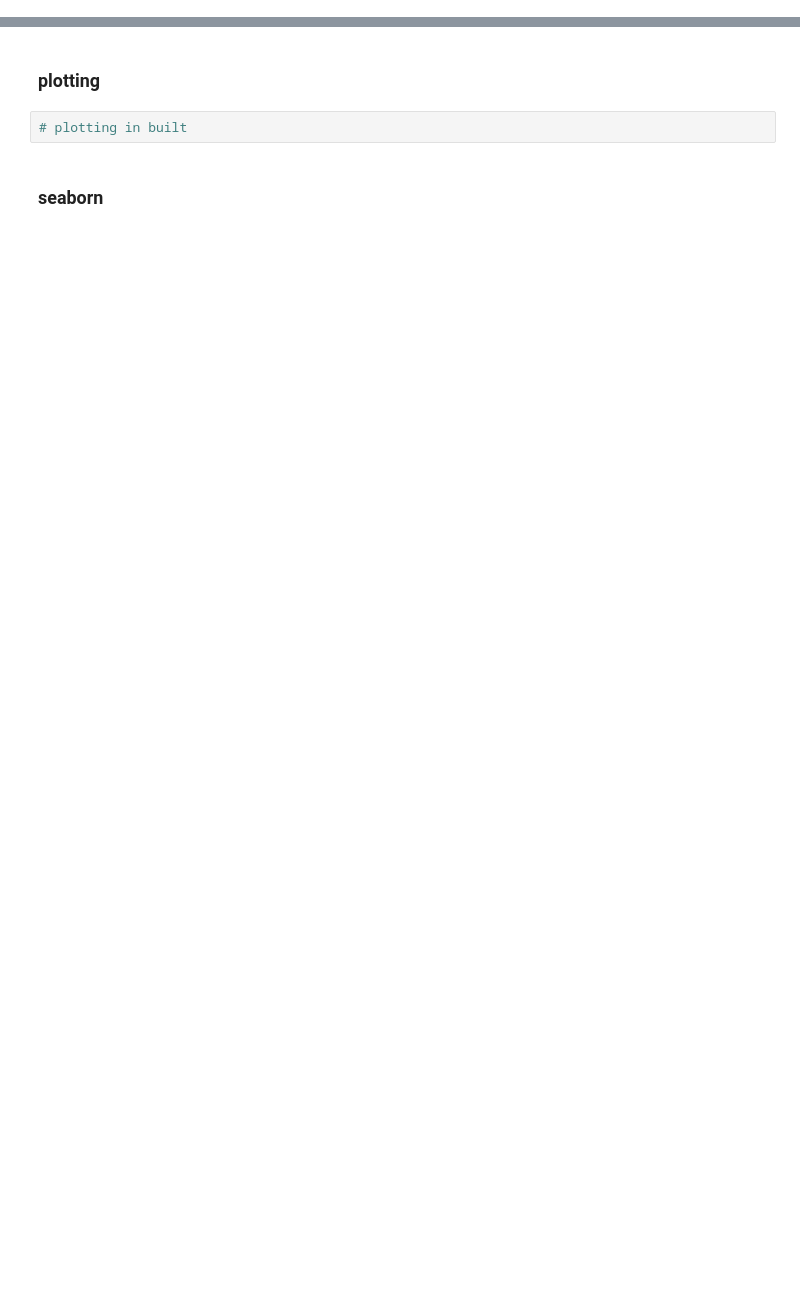
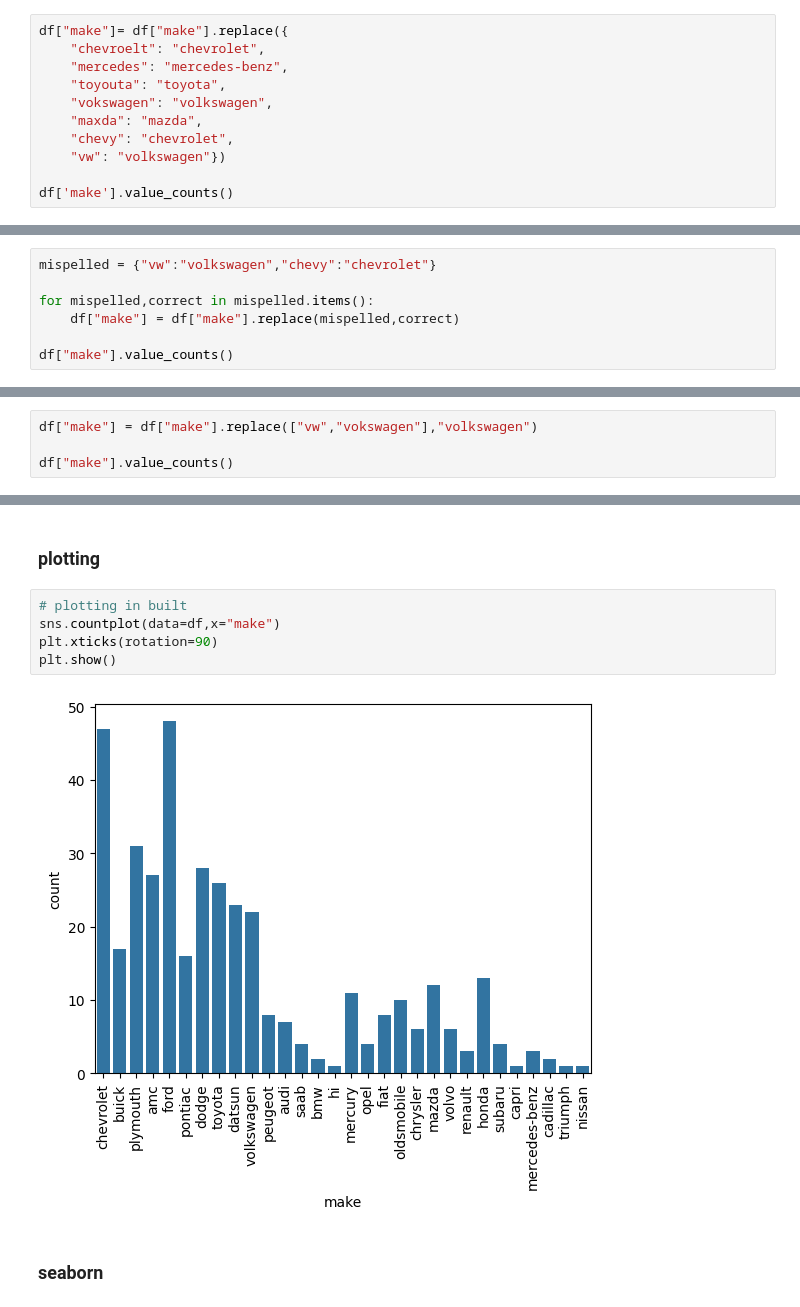
Before and after one commit to karusamuel/Categorical_Variables_intro, a Jupyter notebook: index.ipynb, the cells around one changed output, grey strips where cells are left out. Cells and saved outputs as stored; diff of their text form; blank space fills up the shorter version.

Commit message:
visualizations

```diff
--- a/index.ipynb
+++ b/index.ipynb
@@ -164,3 +164,14 @@ vokswagen         1
 triumph           1
 nissan            1
 Name: count, dtype: int64
+# %%
+df["make"]= df["make"].replace({
+    "chevroelt": "chevrolet",
+    "mercedes": "mercedes-benz",
+    "toyouta": "toyota",
+    "vokswagen": "volkswagen",
+    "maxda": "mazda",
+    "chevy": "chevrolet",
+    "vw": "volkswagen"})
+
+df['make'].value_counts()
@@ -166,0 +196,7 @@ Name: count, dtype: int64
+# %%
+mispelled = {"vw":"volkswagen","chevy":"chevrolet"}
+
+for mispelled,correct in mispelled.items():
+    df["make"] = df["make"].replace(mispelled,correct)
+
+df["make"].value_counts()
@@ -166,0 +221,4 @@ Name: count, dtype: int64
+# %%
+df["make"] = df["make"].replace(["vw","vokswagen"],"volkswagen")
+
+df["make"].value_counts()
@@ -167,6 +243,11 @@ Name: count, dtype: int64
 # %% [markdown]
 ### plotting
-# %%
-# plotting in built
+# %%
+# plotting in built
+sns.countplot(data=df,x="make")
+plt.xticks(rotation=90)
+plt.show()
+# %% [output]
+[figure, added]
 # %% [markdown]
 ### seaborn
```
Also changed, not shown: parts of 5 cells of this notebook.
